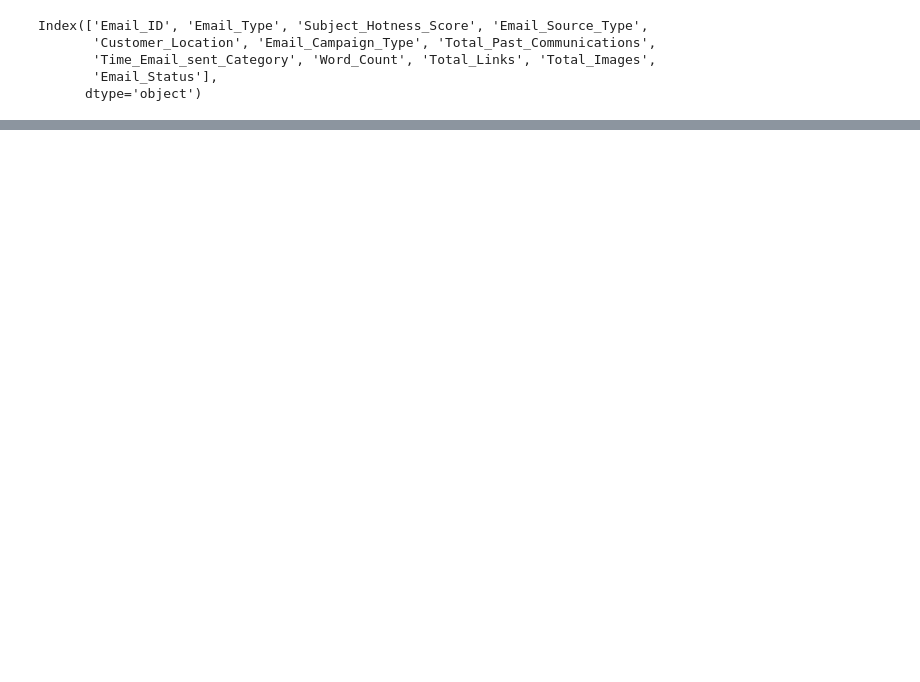
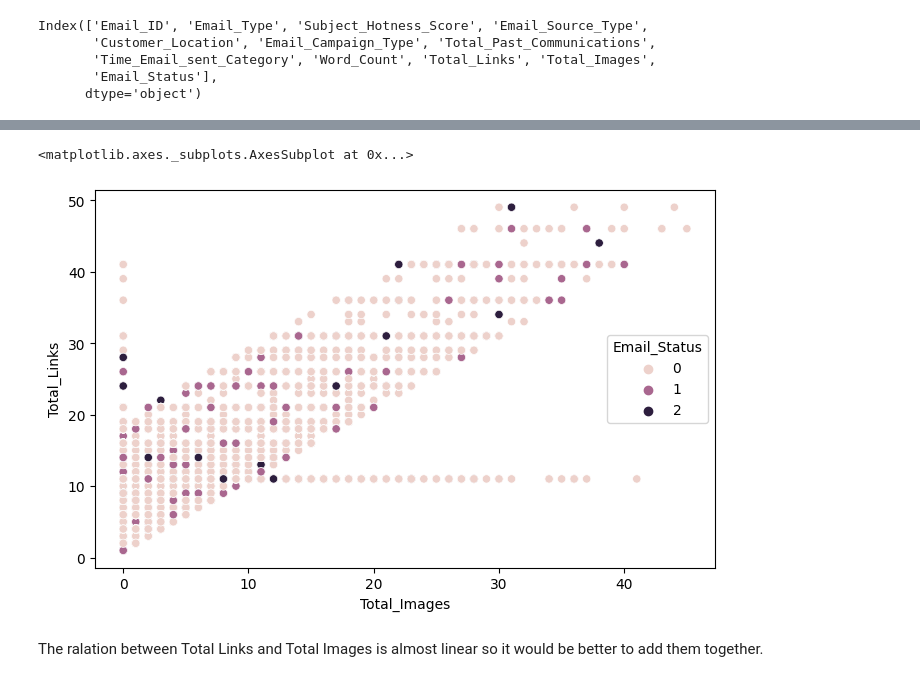
Before and after one commit to sahu-vishal/Email-Campaign-Effectiveness-Prediction, a Jupyter notebook: Email_Campaign_Effectiveness_Prediction.ipynb, the cells around one changed output, grey strips where cells are left out. Cells and saved outputs as stored; diff of their text form; code cells hidden in the pictures; blank space fills up the shorter version.

```diff
--- a/Email_Campaign_Effectiveness_Prediction.ipynb
+++ b/Email_Campaign_Effectiveness_Prediction.ipynb
@@ -212,0 +278,8 @@ sns.countplot(df['Email_Campaign_Type'])
+# %%
+#scatter plot between total images and total links
+sns.scatterplot(x=df["Total_Images"],y=df["Total_Links"],hue=df['Email_Status'])
+# %% [output]
+<matplotlib.axes._subplots.AxesSubplot at 0x...>
+[figure, added]
+# %% [markdown]
+The ralation between Total Links and Total Images is almost linear so it would be better to add them together.
```
Also changed, not shown: parts of 19 cells of this notebook.
